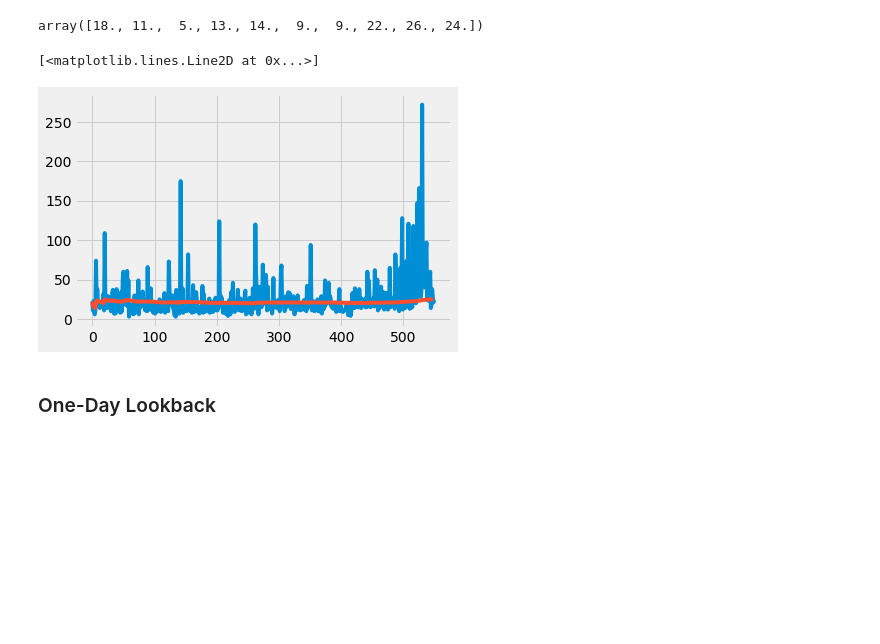
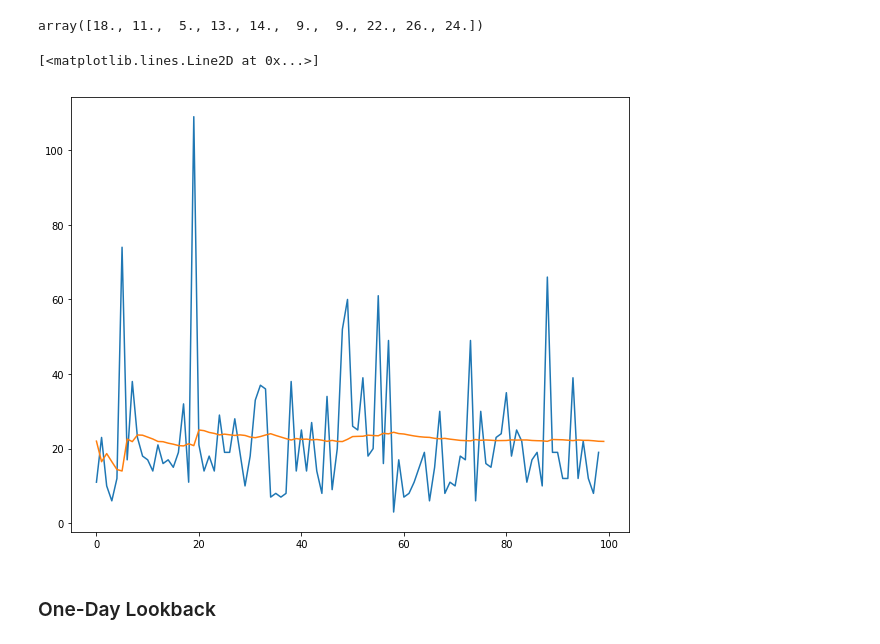
Before and after one commit to tavishcode/fyp, a Jupyter notebook: wiki_test.ipynb, the cells around one changed output. Cells and saved outputs as stored; diff of their text form; code cells hidden in the pictures; blank space fills up the shorter version.

```diff
--- a/wiki_test.ipynb
+++ b/wiki_test.ipynb
@@ -3,7 +3,8 @@
 # %%
 import pandas as pd
 from matplotlib import pyplot as plt
-plt.style.use('fivethirtyeight')
+import numpy as np
+plt.rcParams['figure.figsize'] = [10, 8]
 # %%
 df = pd.read_csv('wikipedia/web-traffic-time-series-forecasting/train_1.csv', nrows=100)
 # %%
@@ -64,11 +65,11 @@ for i in range(1, arr.shape[1]): # i -> timestep
     for j in range(arr.shape[0]): # j -> webpage
         preds[j].append(sum(arr[j][:i])/i)
 # %%
-plt.plot(arr[20][:])
-plt.plot(preds[20][:])
+plt.plot(arr[20][1:100])
+plt.plot(preds[20][:100])
 # %% [output]
 [<matplotlib.lines.Line2D at 0x...>]
-[figure, old version]
+[figure, new version]
 # %% [markdown]
 ### One-Day Lookback
 # %%
```
Also changed, not shown: parts of 6 cells of this notebook.
